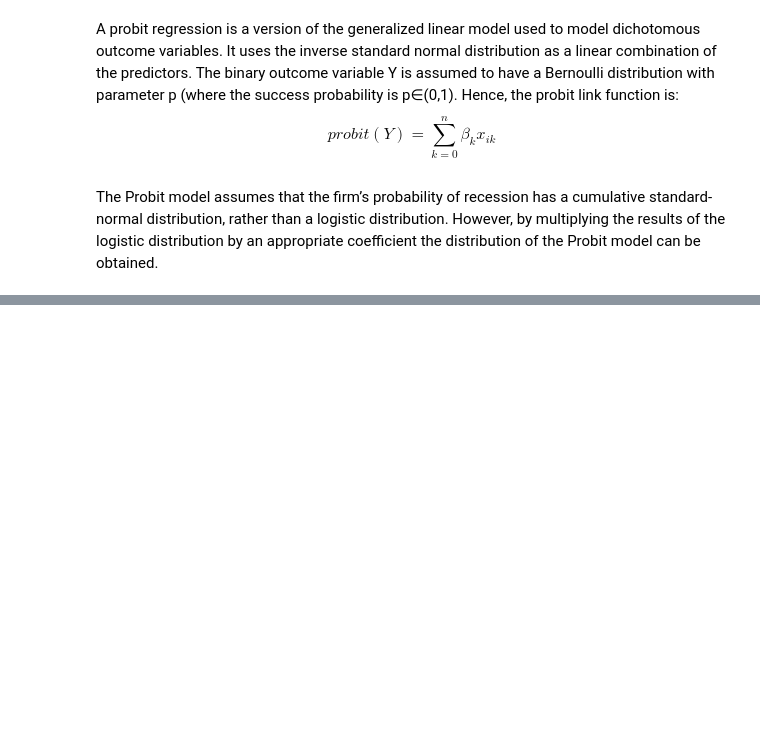
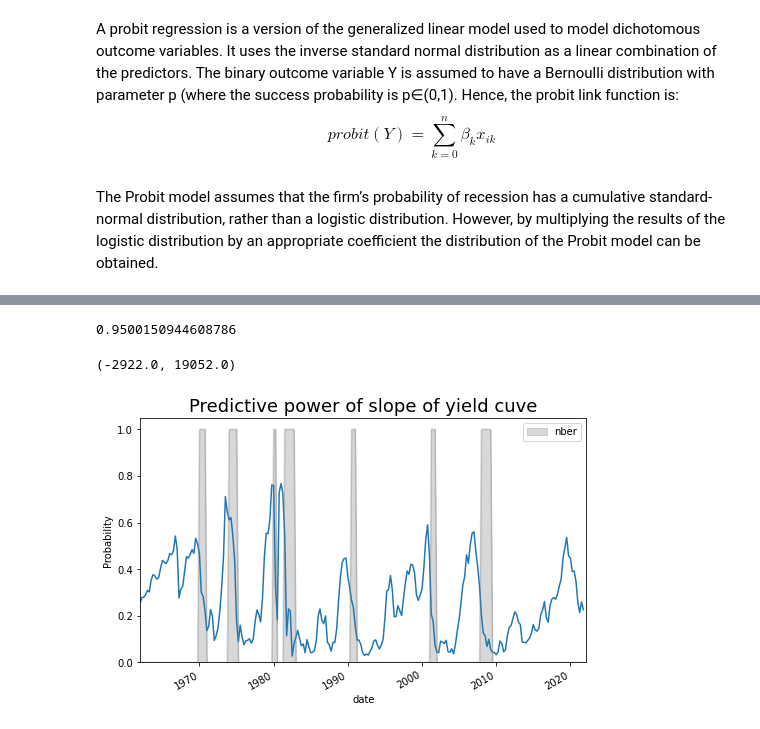
Before and after one commit to alessandrofogli/Ai-for-Finance, a Jupyter notebook: Project3/ES3.ipynb, the cells around one changed output, grey strips where cells are left out. Cells and saved outputs as stored; diff of their text form; code cells hidden in the pictures; blank space fills up the shorter version.

Commit message:
prob and plot

```diff
--- a/Project3/ES3.ipynb
+++ b/Project3/ES3.ipynb
@@ -88,0 +105,26 @@ AttributeError: 'list' object has no attribute 'shape'
+# %%
+term['y_pred'] = term * params['coef']
+term
+# %%
+def normsdist(z):
+    z = si.norm.cdf(z,0.0,1.0)
+    return (z)
+normsdist(1.645)
+# %% [output]
+0.9500150944608786
+# %%
+term['y_pred_Probit'] = normsdist(term['y_pred'])
+# %%
+term_plot = term.reset_index().rename(columns={'index': 'date'})
+term_plot
+# %%
+fig, ax = plt.subplots(figsize=(10,6))
+ax.plot(term_plot['date'],term_plot['y_pred_Probit'])
+nber_plot.plot.area(ax=ax, figsize=(8, 5), x='date', alpha=0.3, color="gray")
+ax.legend()
+ax.set_ylabel('Probability')
+ax.set_title('Predictive power of slope of yield cuve', size=18)
+plt.xlim("1962-01-01", "2022-03-01")
+# %% [output]
+(-2922.0, 19052.0)
+[figure, added]
```
Also changed, not shown: parts of 6 cells of this notebook.
